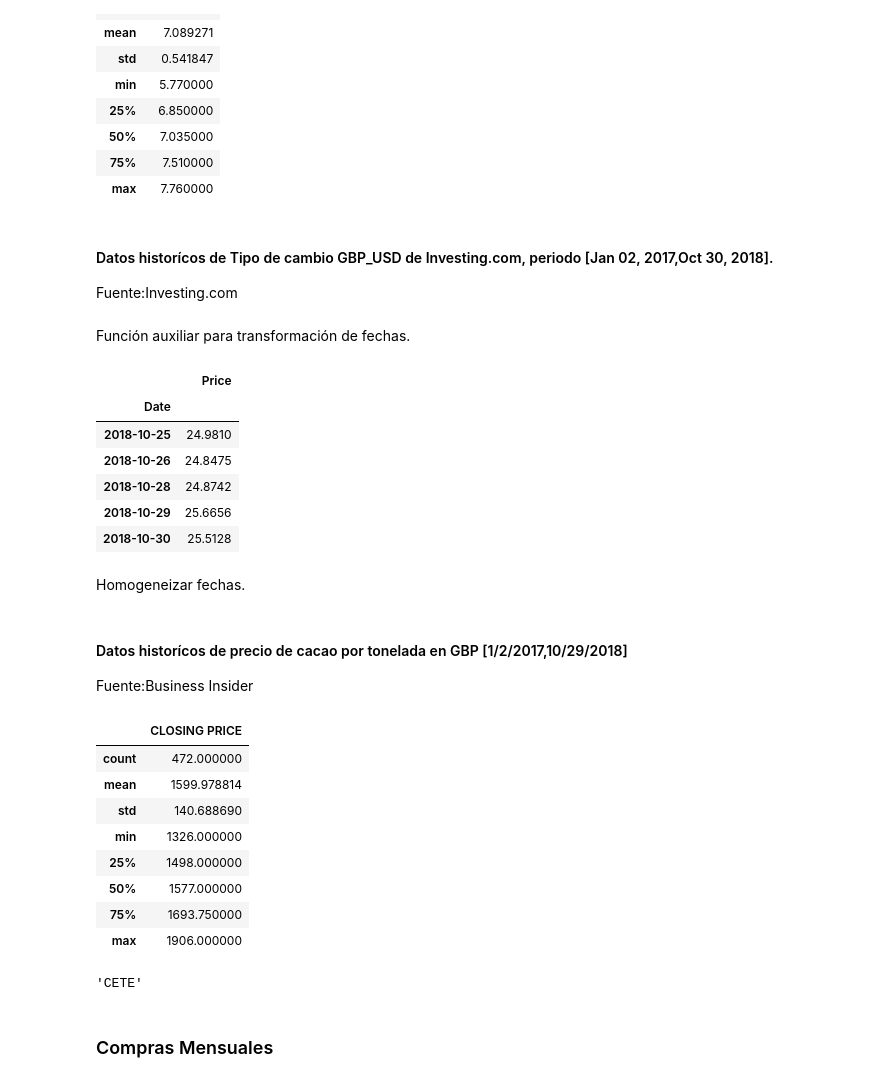
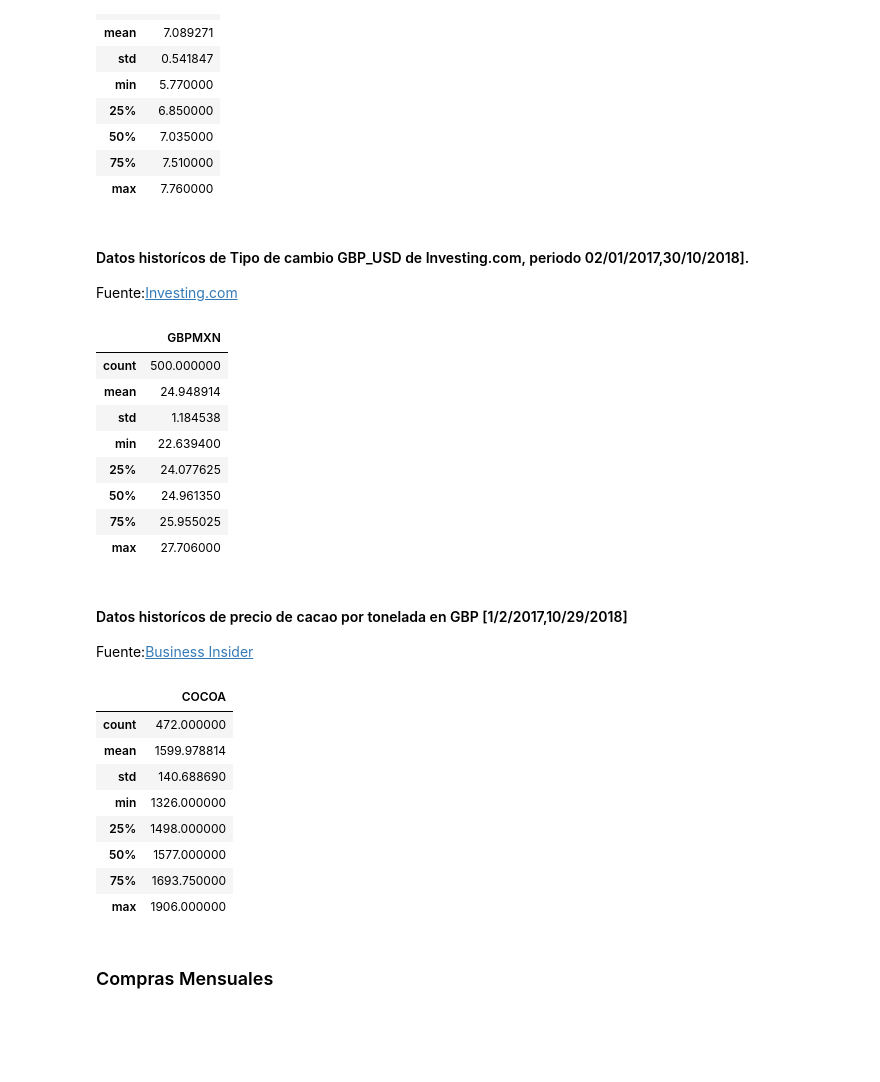
Before and after one commit to CAGS295/proyecto_modulo2, a Jupyter notebook: Proyecto_SandovalC.ipynb, the cells around one changed output. Drawn from its saved outputs; the diff is of its cells as text; code cells hidden in the pictures; blank space fills up the shorter version.

```diff
--- a/Proyecto_SandovalC.ipynb
+++ b/Proyecto_SandovalC.ipynb
@@ -166,35 +168,31 @@ CETE.describe()
 | 75% | 7.510000 |
 | max | 7.760000 |
 # %% [markdown]
-#### Datos historícos de Tipo de cambio GBP_USD de Investing.com, periodo [Jan 02, 2017,Oct 30, 2018].
+#### Datos historícos de Tipo de cambio GBP_USD de Investing.com, periodo 02/01/2017,30/10/2018].
 
-Fuente:<a src="https://www.investing.com/currencies/gbp-mxn-historical-data">Investing.com</a>
+Fuente:<a href="https://www.investing.com/currencies/gbp-mxn-historical-data">Investing.com</a>
-# %% [markdown]
-Función auxiliar para transformación de fechas.
 # %%
-GBPMXN = pd.read_csv('GBP_MXN.csv',index_col=0,usecols=[0,1], date_parser=fun2,dayfirst=True).sort_index(ascending=True)
-# GBPMXN.index=GBPMXN.index.strftime('%d/%m/%Y')
-GBPMXN.tail(5)
-# GBPMXN.describe()
+GBPMXN = pd.read_csv('GBP_MXN.csv',names=['Fecha','GBPMXN'],index_col=0,usecols=[0,1], date_parser=fun2,dayfirst=True,skiprows=1).sort_index(ascending=True)
+GBPMXN.describe()
 # %% [output]
-|  | Price |
-| Date |  |
-| 2018-10-25 | 24.9810 |
-| 2018-10-26 | 24.8475 |
-| 2018-10-28 | 24.8742 |
-| 2018-10-29 | 25.6656 |
-| 2018-10-30 | 25.5128 |
+|  | GBPMXN |
+| count | 500.000000 |
+| mean | 24.948914 |
+| std | 1.184538 |
+| min | 22.639400 |
+| 25% | 24.077625 |
+| 50% | 24.961350 |
+| 75% | 25.955025 |
+| max | 27.706000 |
-# %% [markdown]
-Homogeneizar fechas.
 # %% [markdown]
 #### Datos historícos de precio de cacao por tonelada en GBP [1/2/2017,10/29/2018]
 
-Fuente:<a src="https://markets.businessinsider.com/commodities/historical-prices/cocoa-price/1.1.2017_31.10.2018">Business Insider</a>
+Fuente:<a href="https://markets.businessinsider.com/commodities/historical-prices/cocoa-price/1.1.2017_31.10.2018">Business Insider</a>
 # %%
-COCOA = pd.read_csv('cocoa.csv',usecols=[0,1],date_parser=fun3,index_col=0,dayfirst=True,infer_datetime_format=True).sort_index(ascending=True)
+COCOA = pd.read_csv('cocoa.csv',names=['Fecha','COCOA'],usecols=[0,1],date_parser=fun3,index_col=0,dayfirst=True,infer_datetime_format=True,skiprows=1).sort_index(ascending=True)
 COCOA.describe()
 # %% [output]
-|  | CLOSING PRICE |
+|  | COCOA |
 | count | 472.000000 |
 | mean | 1599.978814 |
 | std | 140.688690 |
@@ -203,13 +201,6 @@ COCOA.describe()
 | 50% | 1577.000000 |
 | 75% | 1693.750000 |
 | max | 1906.000000 |
-# %%
-import numpy as np
-a =CETE.groupby(pd.Grouper(freq='M')).mean()
-a.index=a.index.strftime('%m/%y')
-a.columns[0]
-# %% [output]
-'CETE'
 # %% [markdown]
 ### Compras Mensuales
 # %% [markdown]
```
Also changed, not shown: parts of 78 cells of this notebook.
